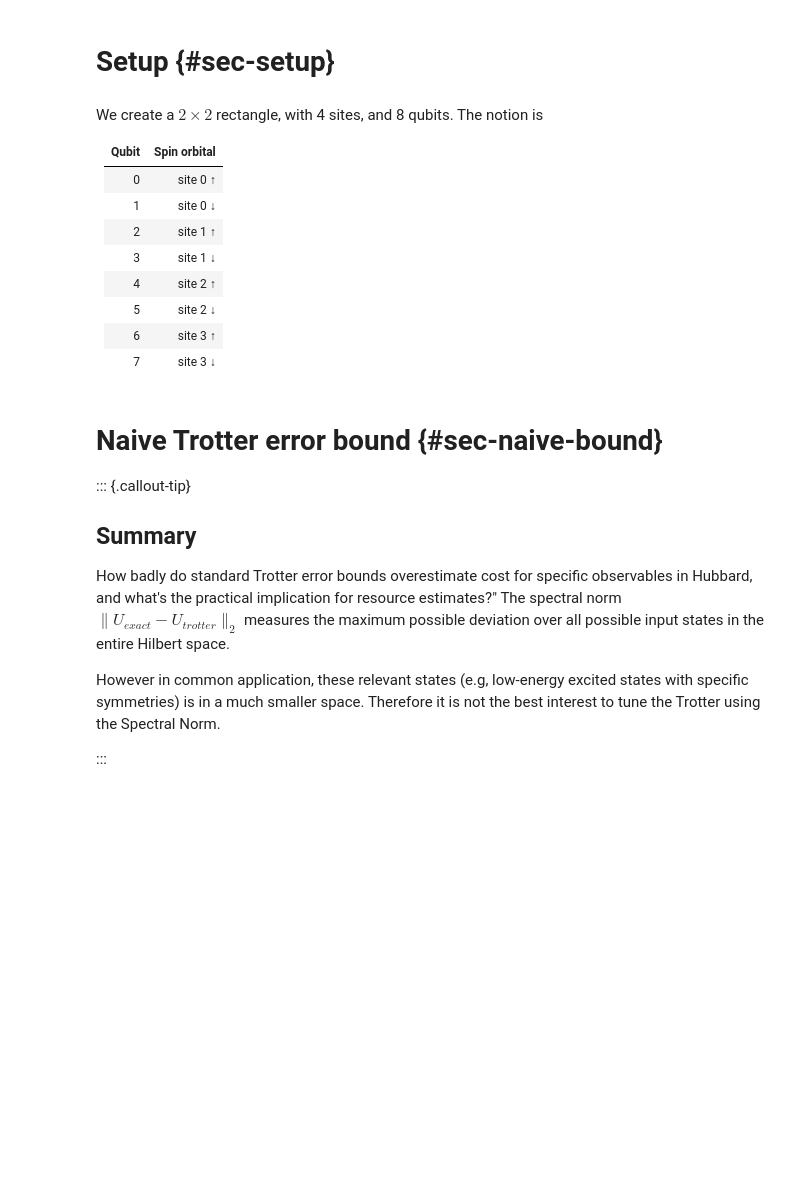
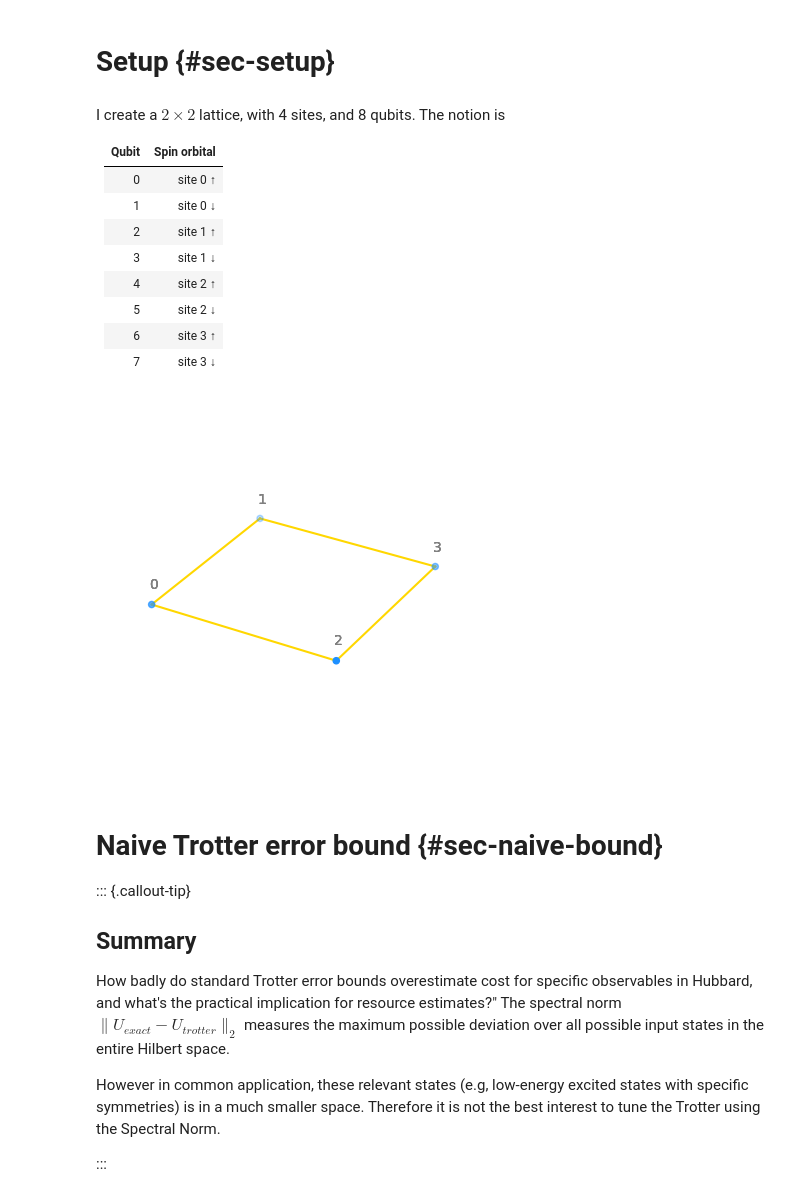
Before and after one commit to minhtriet/hubbard, a Jupyter notebook: hubbard-trotter.ipynb, the cells around one changed output. Saved outputs shown, nothing was run; the diff lists cells and outputs as text; code cells hidden in the pictures; blank space fills up the shorter version.

Commit message:
add lattice plot

```diff
--- a/hubbard-trotter.ipynb
+++ b/hubbard-trotter.ipynb
@@ -46,8 +46,7 @@ logging.basicConfig(level=logging.INFO)
 # %% [markdown]
 # Setup {#sec-setup}
 # %% [markdown]
-We create a $2 \times 2$ rectangle, with 4 sites, and 8 qubits. The notion is
-
+I create a $2 \times 2$ lattice, with 4 sites, and 8 qubits. The notion is
 
 | Qubit | Spin orbital |
 |-------|--------------|
@@ -59,6 +58,37 @@ We create a $2 \times 2$ rectangle, with 4 sites, and 8 qubits. The notion is
 | 5     | site 2 ↓     |
 | 6     | site 3 ↑     |
 | 7     | site 3 ↓     |
+# %%
+# | code-fold: true
+# | code-summary: "Import libraries"
+def plot_lattice(lattice, figsize=None, showlabel=True):
+
+    nodes = lattice.lattice_points
+    fig = plt.figure()
+
+    ax = fig.add_subplot(111, projection='3d')
+
+    for edge in lattice.edges:
+        start_index, end_index, color = edge
+        start_pos, end_pos = nodes[start_index], nodes[end_index]
+
+        x_axis = [start_pos[0], end_pos[0]]
+        y_axis = [start_pos[1], end_pos[1]]
+        z_axis = [start_pos[2], end_pos[2]]
+        ax.plot(x_axis, y_axis, z_axis, color='gold')
+
+        if showlabel:
+            for index, pos in enumerate(nodes):
+                ax.text(pos[0]-0.02, pos[1]+0.01, pos[2]+0.01, str(index), color='gray')
+    ax.scatter(nodes[:,0], nodes[:,1], nodes[:,2], color='dodgerblue')
+
+    ax.axis("off")
+    plt.show()
+
+lattice = qp.spin.generate_lattice('cubic', n_cells)
+plot_lattice(lattice)
+# %% [output]
+[figure, added]
 # %%
 t = 1.0
 U = 4.0
```
Also changed, not shown: parts of 1 cell of this notebook.
